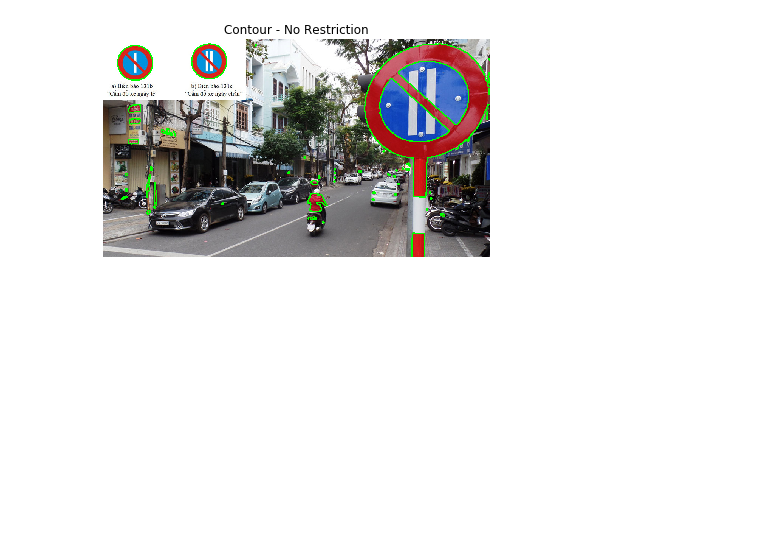
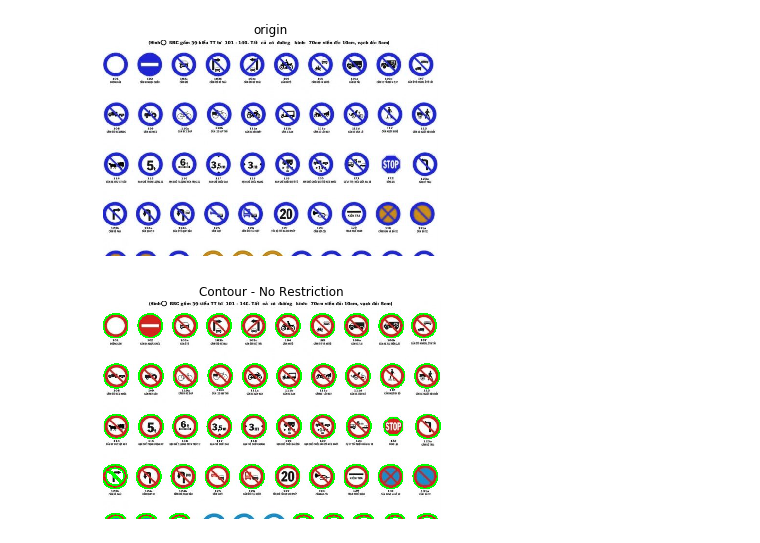
Before and after one commit to quangkhoi1228/traffic_sign_detection, a Jupyter notebook: doan.ipynb, the cells around one changed output. Drawn from its saved outputs; the diff is of its cells as text; code cells hidden in the pictures; blank space fills up the shorter version.

```diff
--- a/doan.ipynb
+++ b/doan.ipynb
@@ -39,59 +39,82 @@ def checkWidthHeight(cnt):
         if w <= 30 or h <= 30:
             return False
         else:
-            print('x:'+str(x))
-            print('y:'+str(y))
-            print('w:'+str(w))
-            print('h:'+str(h))
-            print('w/h:'+str(widthDivisionHeightRatio))
+#             print('x:'+str(x))
+#             print('y:'+str(y))
+#             print('w:'+str(w))
+#             print('h:'+str(h))
+#             print('w/h:'+str(widthDivisionHeightRatio))
             return True
     else:
         return False
 
-def caculateColorPixelPercent(link,lower,):
+def caculateColorPixelPercent(link,colorRangeObject):
+    minRange1 = colorRangeObject['minRange1']
+    maxRange1 = colorRangeObject['maxRange1']
+    minRange2 = colorRangeObject['minRange2']
+    maxRange2 = colorRangeObject['maxRange2']
     img = cv2.imread(link)
     size = img.size
     hsv=cv2.cvtColor(img,cv2.COLOR_BGR2HSV)
-    mask_r1 = cv2.inRange(hsv,(0,100,100),(10,255,255))
-    # imshowgrayx(mask_r1,'Mask Range 1')
-    mask_r2 = cv2.inRange(hsv,(160,100,100),(180,255,255))
-    # imshowgrayx(mask_r2,'Mask Range 2')
+    mask_r1 = cv2.inRange(hsv,minRange1,maxRange1)
+    mask_r2 = cv2.inRange(hsv,minRange2,maxRange2)
     mask_r = cv2.bitwise_or(mask_r1,mask_r2)
-    imshowgrayx(mask_r,'Mask for Red Region')
+#     imshowgrayx(mask_r,'Mask for Red Region')
     target = cv2.bitwise_and(img,img,mask=mask_r)
     num_brown = cv2.countNonZero(mask_r)
     perc_brown = num_brown/float(w*h)*100
-    print(perc_brown)
+    return perc_brown
 
 def checkColorPercent(link):
-    lower_white = np.array([0,0,0], dtype=np.uint8)
-    upper_white = np.array([0,0,255], dtype=np.uint8)
-    caculateColorPixelPercent()
+    red = {
+        'minRange1' : (0,100,100),
+        'maxRange1' : (10,255,255),
+        'minRange2' : (160,100,100),
+        'maxRange2' : (180,255,255),
+    }
+    white = {
+        'minRange1' :np.array([0,0,168]),
+        'maxRange1' :np.array([172,111,255]),
+        'minRange2' :np.array([0,0,168]),
+        'maxRange2' :np.array([172,111,255]),
+    }
+
+    redPercent =  caculateColorPixelPercent(link,red)
+    whitePercent = caculateColorPixelPercent(link,white)
+    print(redPercent)
+    print(whitePercent)
+
+    if redPercent >= 20 and whitePercent>= 10:
+        return True
+    else:
+        return False
 
 
-url = 'https://image.thanhnien.vn/1080/uploaded/ngocthanh/2016_02_25/o-to_gvja.jpg'
+
+url = 'http://daotaonhanluc.vn/wp-content/uploads/2017/07/31-1514-690x445.jpg'
 tds_img = 'tds-1.jpg'
 img = imreadx(url,tds_img)
 hsv=cv2.cvtColor(img,cv2.COLOR_BGR2HSV)
 mask_r1 = cv2.inRange(hsv,(0,100,100),(10,255,255))
-# imshowgrayx(mask_r1,'Mask Range 1')
+imshowgrayx(img,'origin')
 mask_r2 = cv2.inRange(hsv,(160,100,100),(180,255,255))
 # imshowgrayx(mask_r2,'Mask Range 2')
 mask_r = cv2.bitwise_or(mask_r1,mask_r2)
 # imshowgrayx(mask_r,'Mask for Red Region')
 target = cv2.bitwise_and(img,img,mask=mask_r)
 # imshowx(target,'Mask for Red Rigon')
 gblur = cv2.GaussianBlur(mask_r,(9,9),0)
 edge_img = cv2.Canny(gblur,30,150)
 # imshowgrayx(edge_img,'edge map')
 img2 = img.copy()
-# itmp, cnts, hierarchy = cv2.findContours(edge_img.copy(),cv2.RETR_EXTERNAL,cv2.CHAIN_APPROX_SIMPLE)
-cnts, hierarchy = cv2.findContours(edge_img.copy(),cv2.RETR_EXTERNAL,cv2.CHAIN_APPROX_SIMPLE)
+itmp, cnts, hierarchy = cv2.findContours(edge_img.copy(),cv2.RETR_EXTERNAL,cv2.CHAIN_APPROX_SIMPLE)
+# cnts, hierarchy = cv2.findContours(edge_img.copy(),cv2.RETR_EXTERNAL,cv2.CHAIN_APPROX_SIMPLE)
 
 cv2.drawContours(img2,cnts,-1,(0,255,0),2)
 imshowx(img2,'Contour - No Restriction')
 # %% [output]
-[figure, old version]
+[figure, new version]
+[figure, added]
 # %%
 img2=img.copy()
 directory = '/Volumes/home/khoi/Project/traffic_sign_detection/media'
```
Also changed, not shown: parts of 1 cell of this notebook, 48 other files.
